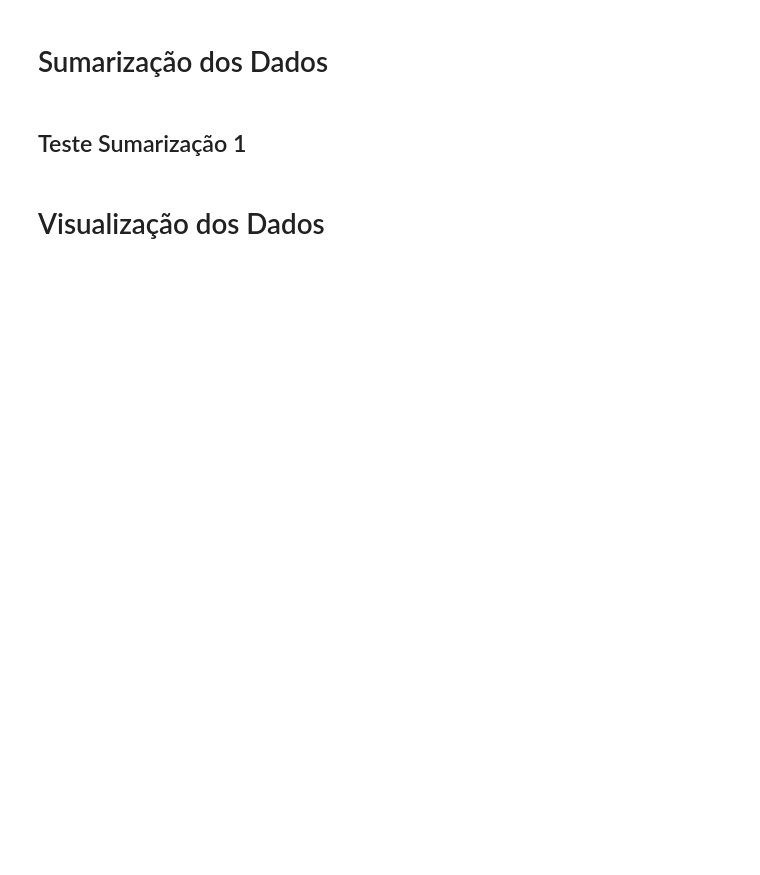
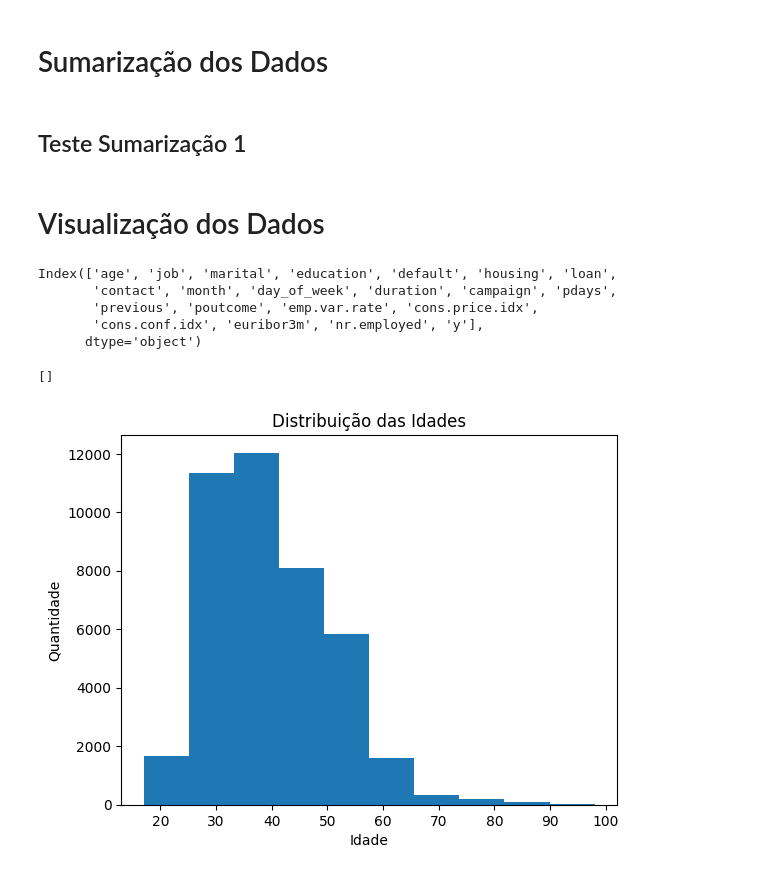
Before and after one commit to bruno-marcelino10/projeto-icd-ufmg, a Jupyter notebook: notebook/EDA.ipynb, the cells around one changed output. Cells and saved outputs as stored; diff of their text form; code cells hidden in the pictures; blank space fills up the shorter version.

Commit message:
Inicializa limpeza de dados

```diff
--- a/notebook/EDA.ipynb
+++ b/notebook/EDA.ipynb
@@ -96,3 +113,21 @@ Name: marital, dtype: int64
 ## Teste Sumarização 1
 # %% [markdown]
 # Visualização dos Dados
+# %%
+dados.columns
+# %% [output]
+Index(['age', 'job', 'marital', 'education', 'default', 'housing', 'loan',
+       'contact', 'month', 'day_of_week', 'duration', 'campaign', 'pdays',
+       'previous', 'poutcome', 'emp.var.rate', 'cons.price.idx',
+       'cons.conf.idx', 'euribor3m', 'nr.employed', 'y'],
+      dtype='object')
+# %%
+ages = dados['age']
+plt.title('Distribuição das Idades')
+plt.xlabel('Idade')
+plt.ylabel('Quantidade')
+plt.hist(ages)
+plt.plot()
+# %% [output]
+[]
+[figure, added]
```
Also changed, not shown: parts of 4 cells of this notebook.
